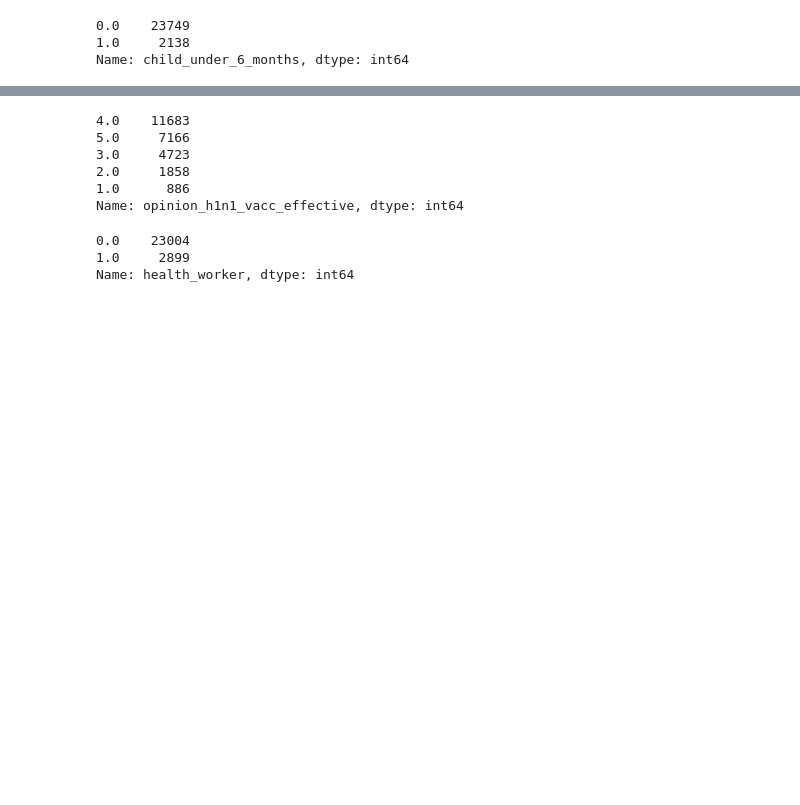
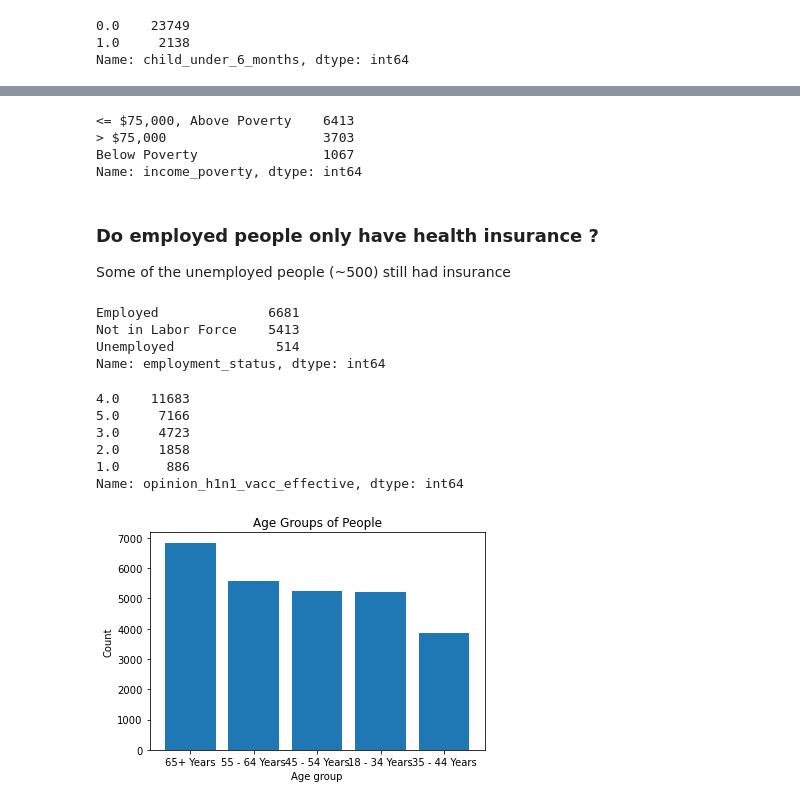
Before and after one commit to prithviraj-maurya/Flu-Shot-Learning-ML, a Jupyter notebook: Project-flu-vaccine-eda.ipynb, the cells around one changed output, grey strips where cells are left out. Saved outputs shown, nothing was run; the diff lists cells and outputs as text; code cells hidden in the pictures; blank space fills up the shorter version.

```diff
--- a/Project-flu-vaccine-eda.ipynb
+++ b/Project-flu-vaccine-eda.ipynb
@@ -233,3 +325,21 @@ Name: child_under_6_months, dtype: int64
+# %%
+train_set_features_df[train_set_features_df.health_insurance == 1].income_poverty.value_counts()
+# %% [output]
+<= $75,000, Above Poverty    6413
+> $75,000                    3703
+Below Poverty                1067
+Name: income_poverty, dtype: int64
+# %% [markdown]
+### Do employed people only have health insurance ?
+
+Some of the unemployed people (~500) still had insurance
+# %%
+train_set_features_df[train_set_features_df.health_insurance == 1].employment_status.value_counts()
+# %% [output]
+Employed              6681
+Not in Labor Force    5413
+Unemployed             514
+Name: employment_status, dtype: int64
 # %%
 train_set_features_df.opinion_h1n1_vacc_effective.value_counts()
 # %% [output]
@@ -244,6 +352,12 @@ train_set_features_df.health_worker.value_counts()
 # %%
-train_set_features_df.health_worker.value_counts()
+age_group_counts = train_set_features_df.age_group.value_counts()
+
+plot_bar(
+    age_group_counts.index,
+    age_group_counts.values,
+    "Age Groups of People",
+    "Age group",
+    "Count"
+)
 # %% [output]
-0.0    23004
-1.0     2899
-Name: health_worker, dtype: int64
+[figure, added]
```
Also changed, not shown: parts of 55 cells of this notebook.
